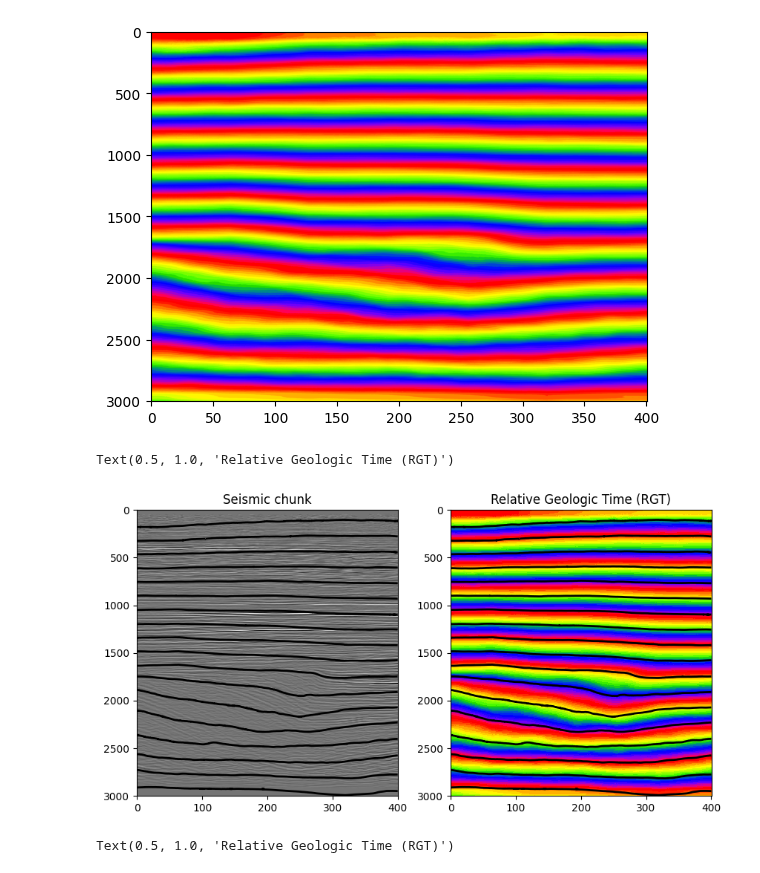
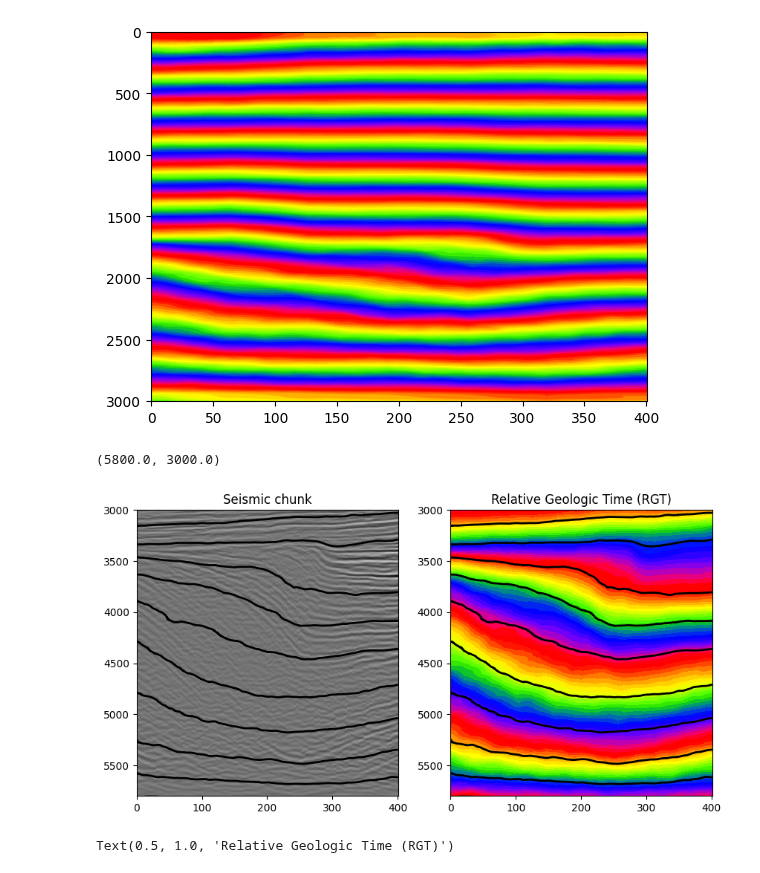
Before and after one commit to spaceswimmer/nnseismic, a Jupyter notebook: src/view_results.ipynb, the cells around one changed output. Cells and saved outputs as stored; diff of their text form; code cells hidden in the pictures.

```diff
--- a/src/view_results.ipynb
+++ b/src/view_results.ipynb
@@ -21,18 +21,25 @@ plt.contour()
 # %%
 seis = np.load('../data/vankor_il-5110-5510_xl-1100-1500.npy')
 rgt = np.load('../data/vankor_pred.npy')
+rgt = rgt[:, :401, :3001]
+extent = [0, 401, 3001 * 2, 0]
+cextent = [0, 401, 0, 3001 * 2]
+t_start, t_end = 3000, 5800
+
 sl = (96, slice(None), slice(None))
 fig, axs = plt.subplots(1, 2, figsize=(10,5))
-axs[0].imshow(seis[sl].T, cmap='grey', interpolation='nearest', aspect='auto')
-axs[0].contour(rgt[sl].T,np.linspace(np.min(rgt),np.max(rgt),20),colors='black',linewidths=2)
+axs[0].imshow(seis[sl].T, cmap='grey', interpolation='nearest', aspect='auto', extent=extent)
+axs[0].contour(rgt[sl].T,np.linspace(np.min(rgt),np.max(rgt),26),colors='black',linewidths=2, extent=cextent)
 axs[0].set_title('Seismic chunk')
+axs[0].set_ylim(t_end, t_start)
 
-axs[1].imshow(rgt[sl].T, cmap='prism', interpolation='nearest', aspect='auto')
-axs[1].contour(rgt[sl].T,np.linspace(np.min(rgt),np.max(rgt),20),colors='black',linewidths=2)
+axs[1].imshow(rgt[sl].T, cmap='prism', interpolation='nearest', aspect='auto', extent=extent)
+axs[1].contour(rgt[sl].T,np.linspace(np.min(rgt),np.max(rgt),26),colors='black',linewidths=2, extent=cextent)
 axs[1].set_title('Relative Geologic Time (RGT)')
+axs[1].set_ylim(t_end, t_start)
 # %% [output]
-Text(0.5, 1.0, 'Relative Geologic Time (RGT)')
+(5800.0, 3000.0)
-[figure, old version]
+[figure, new version]
 # %%
 seis = np.load('../data/vankor_il-5110-5510_xl-1100-1500.npy')
 rgt = np.load('../data/vankor_pred_x0.npy')
```
Also changed, not shown: 8 other files.
